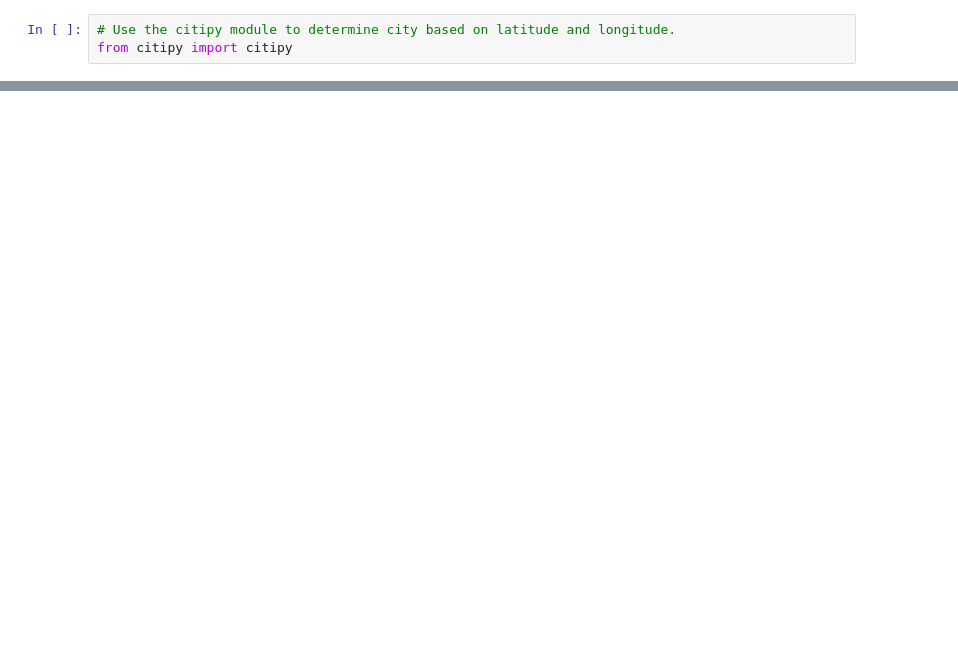
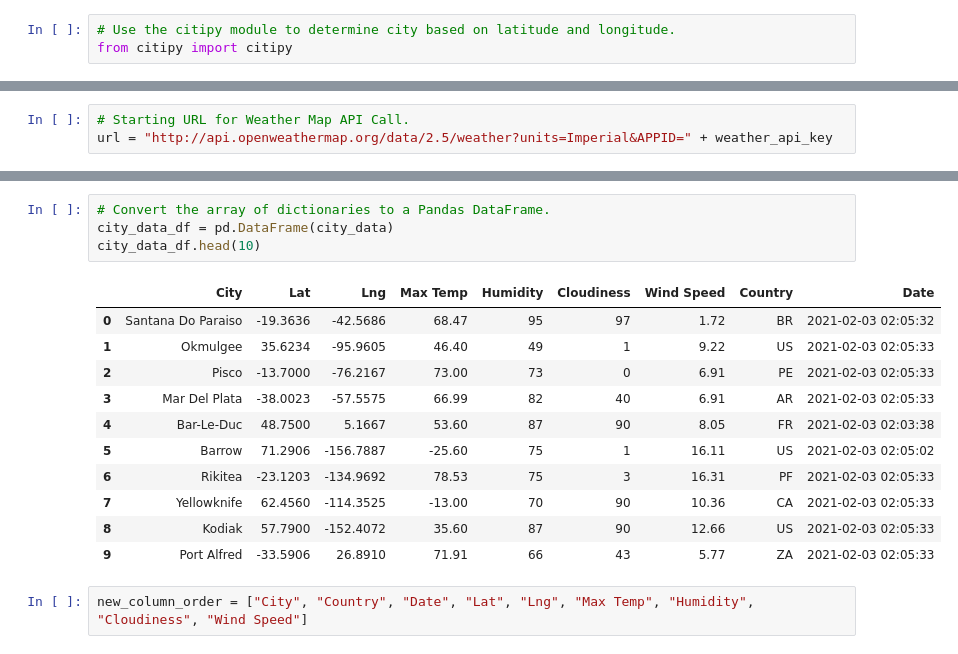
Before and after one commit to Soniaprogram/World_Weather_Analysis, a Jupyter notebook: WeatherPy.ipynb, the cells around one changed output, grey strips where cells are left out. Drawn from its saved outputs; the diff is of its cells as text; blank space fills up the shorter version.

```diff
--- a/WeatherPy.ipynb
+++ b/WeatherPy.ipynb
@@ -69,0 +79,3 @@ len(cities)
+# %%
+# Starting URL for Weather Map API Call.
+url = "http://api.openweathermap.org/data/2.5/weather?units=Imperial&APPID=" + weather_api_key
@@ -69,0 +160,18 @@ len(cities)
+# %%
+# Convert the array of dictionaries to a Pandas DataFrame.
+city_data_df = pd.DataFrame(city_data)
+city_data_df.head(10)
+# %% [output]
+|  | City | Lat | Lng | Max Temp | Humidity | Cloudiness | Wind Speed | Country | Date |
+| 0 | Santana Do Paraiso | -19.3636 | -42.5686 | 68.47 | 95 | 97 | 1.72 | BR | 2021-02-03 02:05:32 |
+| 1 | Okmulgee | 35.6234 | -95.9605 | 46.40 | 49 | 1 | 9.22 | US | 2021-02-03 02:05:33 |
+| 2 | Pisco | -13.7000 | -76.2167 | 73.00 | 73 | 0 | 6.91 | PE | 2021-02-03 02:05:33 |
+| 3 | Mar Del Plata | -38.0023 | -57.5575 | 66.99 | 82 | 40 | 6.91 | AR | 2021-02-03 02:05:33 |
+| 4 | Bar-Le-Duc | 48.7500 | 5.1667 | 53.60 | 87 | 90 | 8.05 | FR | 2021-02-03 02:03:38 |
+| 5 | Barrow | 71.2906 | -156.7887 | -25.60 | 75 | 1 | 16.11 | US | 2021-02-03 02:05:02 |
+| 6 | Rikitea | -23.1203 | -134.9692 | 78.53 | 75 | 3 | 16.31 | PF | 2021-02-03 02:05:33 |
+| 7 | Yellowknife | 62.4560 | -114.3525 | -13.00 | 70 | 90 | 10.36 | CA | 2021-02-03 02:05:33 |
+| 8 | Kodiak | 57.7900 | -152.4072 | 35.60 | 87 | 90 | 12.66 | US | 2021-02-03 02:05:33 |
+| 9 | Port Alfred | -33.5906 | 26.8910 | 71.91 | 66 | 43 | 5.77 | ZA | 2021-02-03 02:05:33 |
+# %%
+new_column_order = ["City", "Country", "Date", "Lat", "Lng", "Max Temp", "Humidity", "Cloudiness", "Wind Speed"]
```
Also changed, not shown: parts of 8 cells of this notebook, 3 other files.
